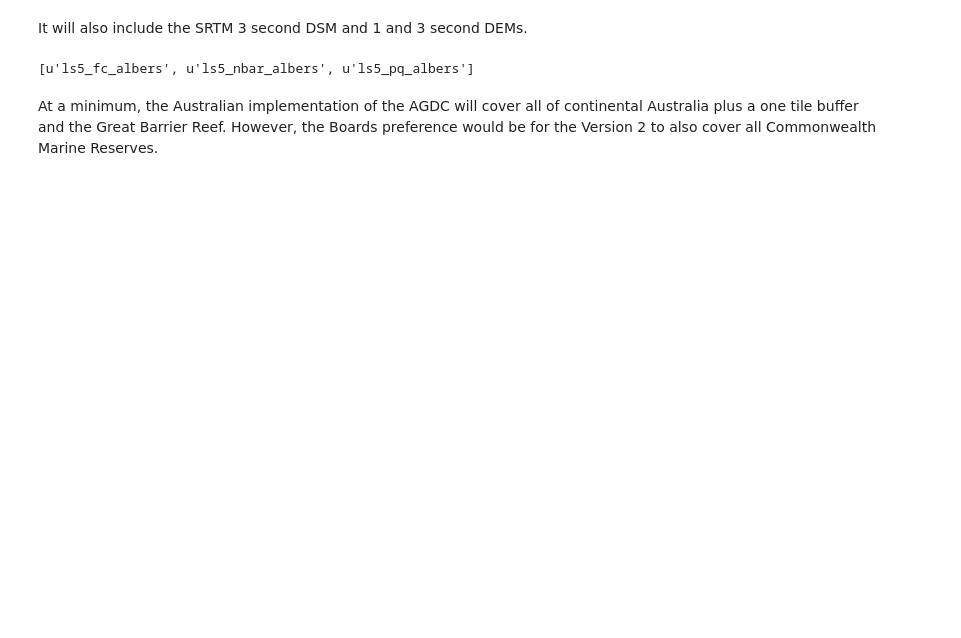
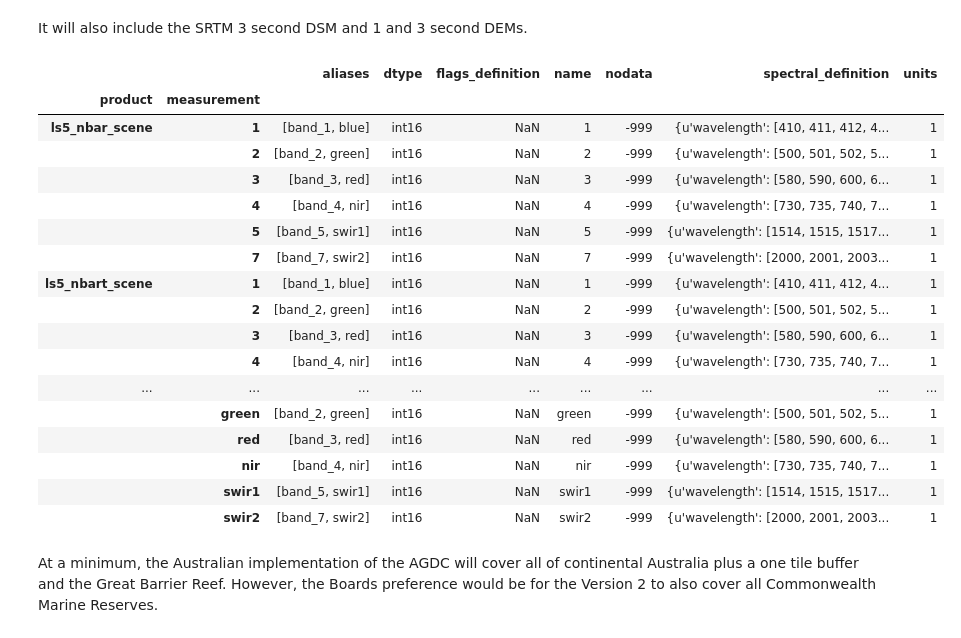
Before and after one commit to GeoscienceAustralia/dea-validation, a Jupyter notebook: requirements_met.ipynb, the cells around one changed output. Cells and saved outputs as stored; diff of their text form; code cells hidden in the pictures; blank space fills up the shorter version.

```diff
--- a/requirements_met.ipynb
+++ b/requirements_met.ipynb
@@ -73,9 +78,26 @@ LS5 PQ 25 metre, 100km tile, Albers projection
 # %% [markdown]
 It will also include the SRTM 3 second DSM and 1 and 3 second DEMs.
 # %%
-dc.list_storage_type_names()
+dc.list_measurements()
 # %% [output]
-[u'ls5_fc_albers', u'ls5_nbar_albers', u'ls5_pq_albers']
+|  |  | aliases | dtype | flags_definition | name | nodata | spectral_definition | units |
+| product | measurement |  |  |  |  |  |  |  |
+| ls5_nbar_scene | 1 | [band_1, blue] | int16 | NaN | 1 | -999 | {u'wavelength': [410, 411, 412, 4... | 1 |
+|  | 2 | [band_2, green] | int16 | NaN | 2 | -999 | {u'wavelength': [500, 501, 502, 5... | 1 |
+|  | 3 | [band_3, red] | int16 | NaN | 3 | -999 | {u'wavelength': [580, 590, 600, 6... | 1 |
+|  | 4 | [band_4, nir] | int16 | NaN | 4 | -999 | {u'wavelength': [730, 735, 740, 7... | 1 |
+|  | 5 | [band_5, swir1] | int16 | NaN | 5 | -999 | {u'wavelength': [1514, 1515, 1517... | 1 |
+|  | 7 | [band_7, swir2] | int16 | NaN | 7 | -999 | {u'wavelength': [2000, 2001, 2003... | 1 |
+| ls5_nbart_scene | 1 | [band_1, blue] | int16 | NaN | 1 | -999 | {u'wavelength': [410, 411, 412, 4... | 1 |
+|  | 2 | [band_2, green] | int16 | NaN | 2 | -999 | {u'wavelength': [500, 501, 502, 5... | 1 |
+|  | 3 | [band_3, red] | int16 | NaN | 3 | -999 | {u'wavelength': [580, 590, 600, 6... | 1 |
+|  | 4 | [band_4, nir] | int16 | NaN | 4 | -999 | {u'wavelength': [730, 735, 740, 7... | 1 |
+| ... | ... | ... | ... | ... | ... | ... | ... | ... |
+|  | green | [band_2, green] | int16 | NaN | green | -999 | {u'wavelength': [500, 501, 502, 5... | 1 |
+|  | red | [band_3, red] | int16 | NaN | red | -999 | {u'wavelength': [580, 590, 600, 6... | 1 |
+|  | nir | [band_4, nir] | int16 | NaN | nir | -999 | {u'wavelength': [730, 735, 740, 7... | 1 |
+|  | swir1 | [band_5, swir1] | int16 | NaN | swir1 | -999 | {u'wavelength': [1514, 1515, 1517... | 1 |
+|  | swir2 | [band_7, swir2] | int16 | NaN | swir2 | -999 | {u'wavelength': [2000, 2001, 2003... | 1 |
 # %% [markdown]
 At a minimum, the Australian implementation of the AGDC will cover all of continental Australia plus a
 one tile buffer and the Great Barrier Reef. However, the Boards preference would be for the Version
```
Also changed, not shown: parts of 35 cells of this notebook.
